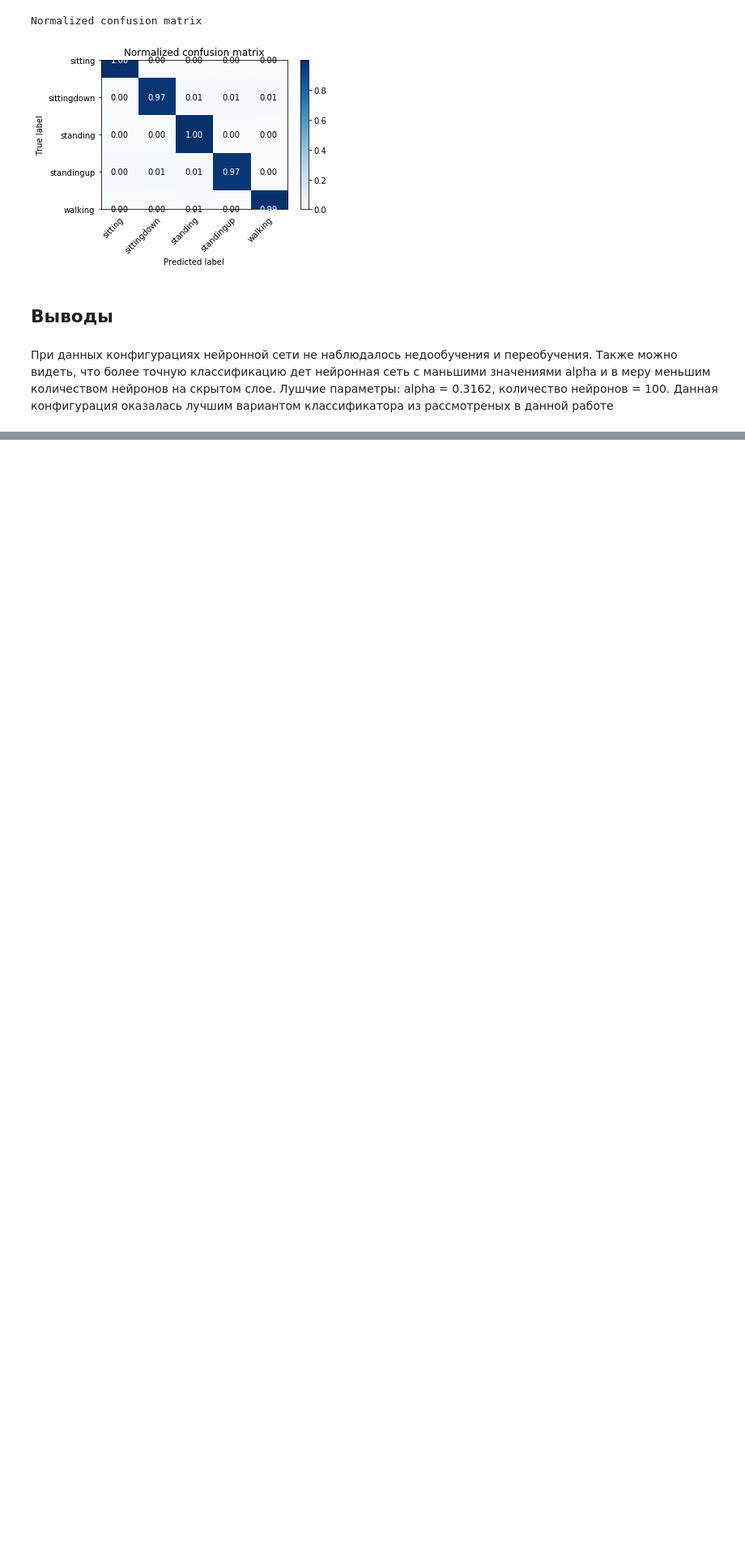
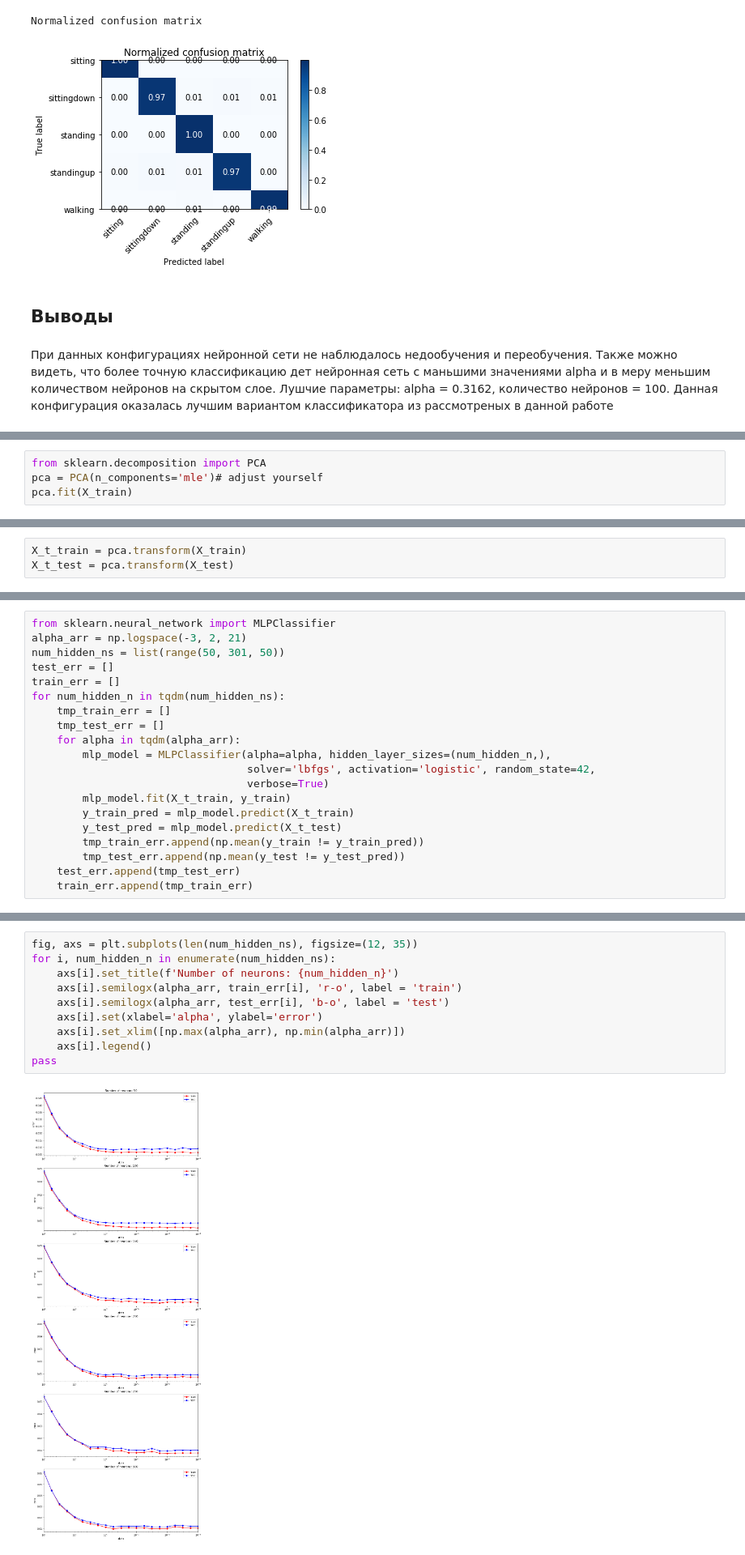
Before and after one commit to ABoltachev/Laba_1, a Jupyter notebook: Laba_1.ipynb, the cells around one changed output, grey strips where cells are left out. Shown at 81% size. Drawn from its saved outputs; the diff is of its cells as text; blank space fills up the shorter version.

```diff
--- a/Laba_1.ipynb
+++ b/Laba_1.ipynb
@@ -779,0 +784,4 @@ Normalized confusion matrix
+# %%
+from sklearn.decomposition import PCA
+pca = PCA(n_components='mle')# adjust yourself
+pca.fit(X_train)
@@ -779,0 +791,3 @@ Normalized confusion matrix
+# %%
+X_t_train = pca.transform(X_train)
+X_t_test = pca.transform(X_test)
@@ -779,0 +798,20 @@ Normalized confusion matrix
+# %%
+from sklearn.neural_network import MLPClassifier
+alpha_arr = np.logspace(-3, 2, 21)
+num_hidden_ns = list(range(50, 301, 50))
+test_err = []
+train_err = []
+for num_hidden_n in tqdm(num_hidden_ns):
+    tmp_train_err = []
+    tmp_test_err = []
+    for alpha in tqdm(alpha_arr):
+        mlp_model = MLPClassifier(alpha=alpha, hidden_layer_sizes=(num_hidden_n,),
+                                  solver='lbfgs', activation='logistic', random_state=42,
+                                  verbose=True)
+        mlp_model.fit(X_t_train, y_train)
+        y_train_pred = mlp_model.predict(X_t_train)
+        y_test_pred = mlp_model.predict(X_t_test)
+        tmp_train_err.append(np.mean(y_train != y_train_pred))
+        tmp_test_err.append(np.mean(y_test != y_test_pred))
+    test_err.append(tmp_test_err)
+    train_err.append(tmp_train_err)
@@ -779,0 +820,12 @@ Normalized confusion matrix
+# %%
+fig, axs = plt.subplots(len(num_hidden_ns), figsize=(12, 35))
+for i, num_hidden_n in enumerate(num_hidden_ns):
+    axs[i].set_title(f'Number of neurons: {num_hidden_n}')
+    axs[i].semilogx(alpha_arr, train_err[i], 'r-o', label = 'train')
+    axs[i].semilogx(alpha_arr, test_err[i], 'b-o', label = 'test')
+    axs[i].set(xlabel='alpha', ylabel='error')
+    axs[i].set_xlim([np.max(alpha_arr), np.min(alpha_arr)])
+    axs[i].legend()
+pass
+# %% [output]
+[figure, added]
```
Also changed, not shown: parts of 20 cells of this notebook, 2 other files.
